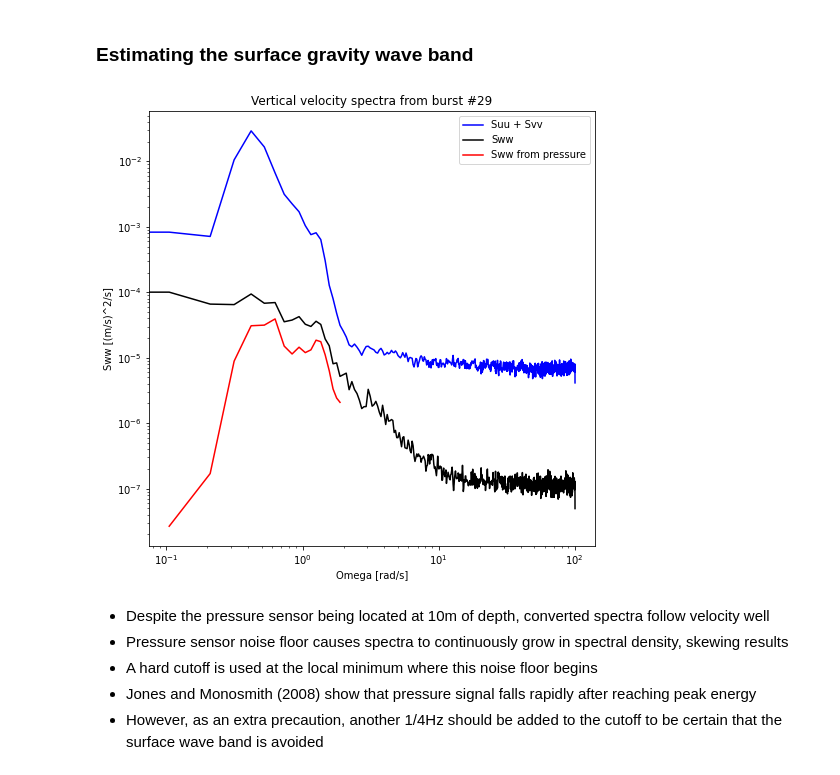
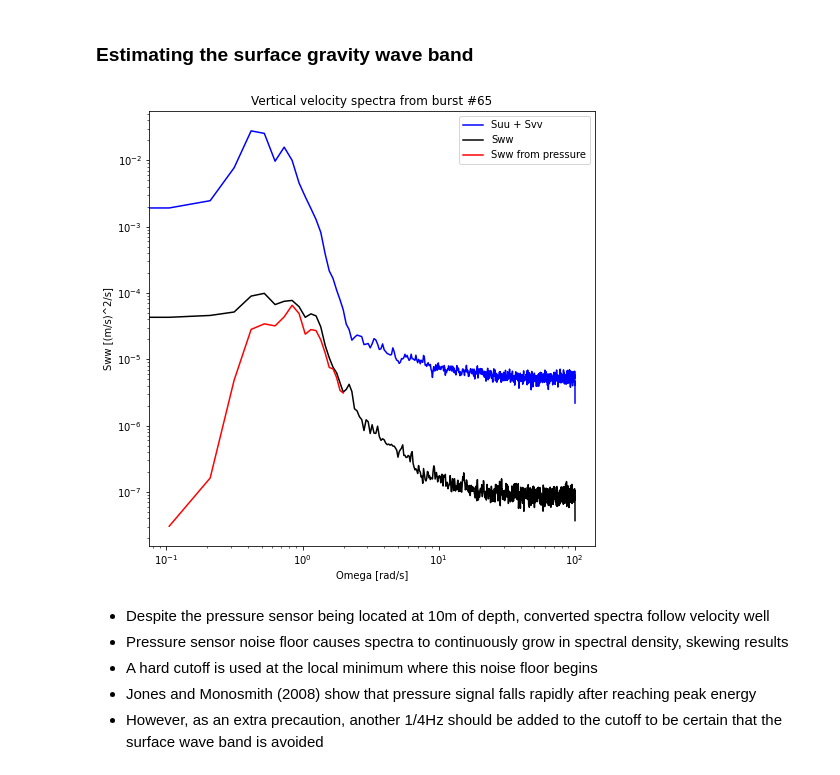
Before and after one commit to lagrady/Kelp-Forest-Hydrodynamics, a Jupyter notebook: notebooks/Turbulent_dissipation.ipynb, the cells around one changed output. Saved outputs shown, nothing was run; the diff lists cells and outputs as text; code cells hidden in the pictures.

```diff
--- a/notebooks/Turbulent_dissipation.ipynb
+++ b/notebooks/Turbulent_dissipation.ipynb
@@ -63 +34,20 @@ e2_qc.to_netcdf('ADV/e2_qc.nc')
+# %%
+#Import deployment 1 data
+adv1Int = xr.open_dataset('ADV/adv1_Interp.nc')
+adv1Int['J33'] = (['burst'], pd.read_csv('ADV/Jlm1Int.csv').J_33)
+adv1Patch = xr.open_dataset('ADV/adv1_Patched.nc')
+adv1Patch['J33'] = (['burst'], pd.read_csv('ADV/Jlm1Patch.csv').J_33)
+adv1IntAvg = xr.open_dataset('ADV/adv1_IntAverage.nc')
+adv1IntAvg['J33'] = (['burst'], pd.read_csv('ADV/Jlm1IntAvg.csv').J_33)
+
+#Import deployment 2 data
+adv2Int = xr.open_dataset('ADV/adv2_Interp.nc')
+adv2Int['J33'] = (['burst'], pd.read_csv('ADV/Jlm2Int.csv').J_33)
+adv2Patch = xr.open_dataset('ADV/adv2_Patched.nc')
+adv2Int['J33'] = (['burst'], pd.read_csv('ADV/Jlm2Patch.csv').J_33)
+adv2IntAvg = xr.open_dataset('ADV/adv2_IntAverage.nc')
+adv2IntAvg['J33'] = (['burst'], pd.read_csv('ADV/Jlm2IntAvg.csv').J_33)
+
+#Import temperature data
+temp = xr.open_dataset('Temperature/temp_w_rho.nc')
 # %% [markdown]
@@ -77,5 +64,0 @@ adv2Despiked = xr.open_dataset('ADV/adv2_despiked.nc')
-# %%
-#Import data
-adv1Int = xr.open_dataset('ADV/adv1_interp.nc')
-adv1Patch = xr.open_dataset('ADV/adv1_Patched.nc')
-adv1IntAvg = xr.open_dataset('ADV/adv1_IntAvg.nc')
@@ -153,18 +107,18 @@ plt.legend(['Hann - 70s','Hann - 60s'])
 # %%
 # A Hann window with 60s segments yields a good balance between smoothing of 50s and resolution from 70s
 
 # First, determine the surface gravity wave band by converting pressure spectra to vertical velocity
 # spectra via linear wave theory
 
 # Good bursts = 8,29,41,42,52,55,58,59,75,76,82,90,91,106,116
-burst_number = 29
-ds = adv1Patch.copy(deep=True)
+burst_number = 65
+ds = adv1Int.copy(deep=True)
 burstTime = ds.time.where((ds.BurstNum.isin(burst_number)) & (ds.Up.isnull()==False), drop=True)
 rho = np.mean(temp.Rho.sel(depth=4,time=slice(burstTime[0],burstTime[-1]))) + 1000
 
-vt.spectraPlotter(adv1Patch, burst_number, rho)
+vt.spectraPlotter(adv1Int, burst_number, rho)
 # %% [output]
-[figure, old version]
+[figure, new version]
 # %% [markdown]
 - Despite the pressure sensor being located at 10m of depth, converted spectra follow velocity well
 - Pressure sensor noise floor causes spectra to continuously grow in spectral density, skewing results
```
Also changed, not shown: parts of 54 cells of this notebook, 2 other files.
